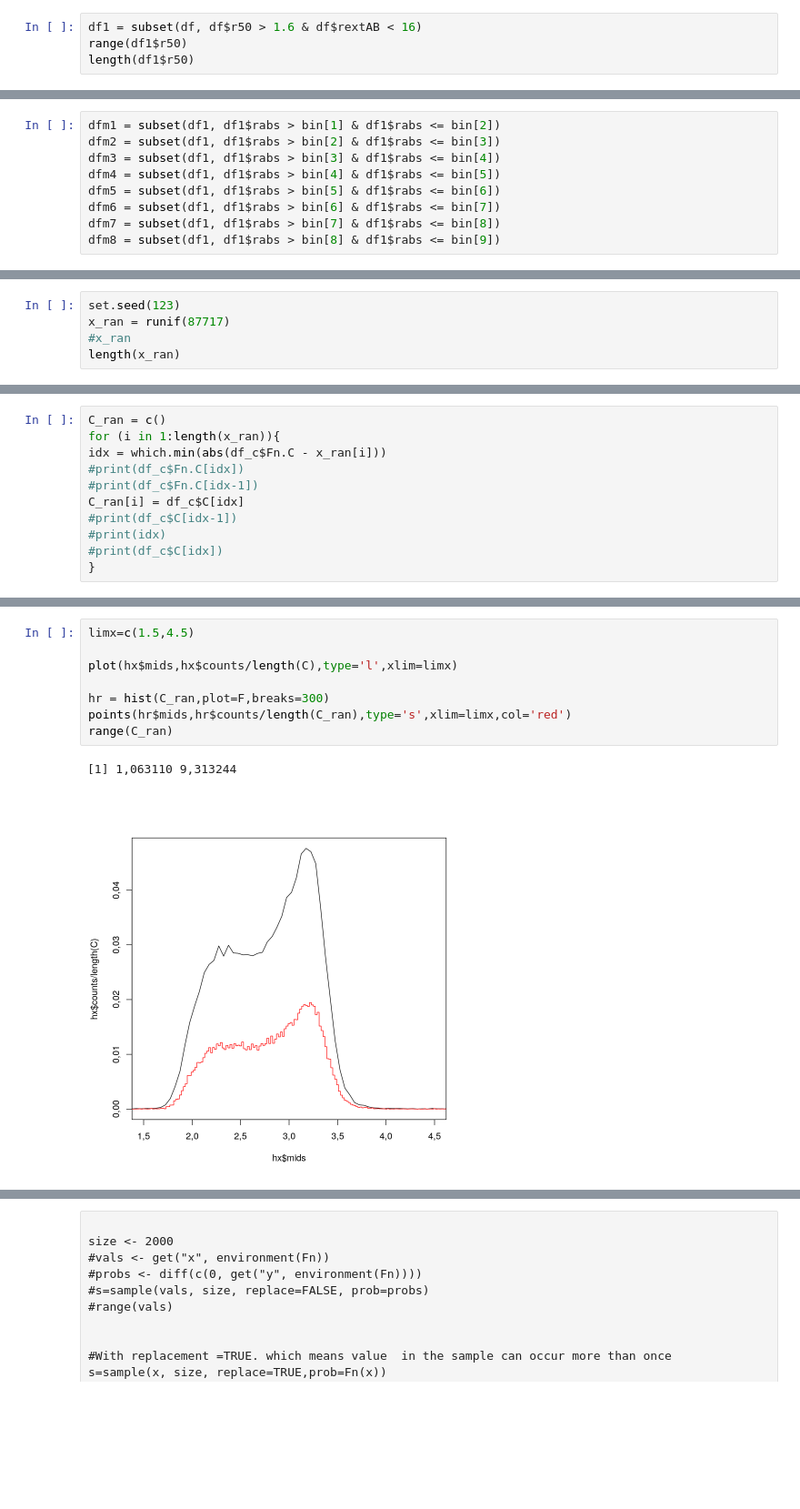
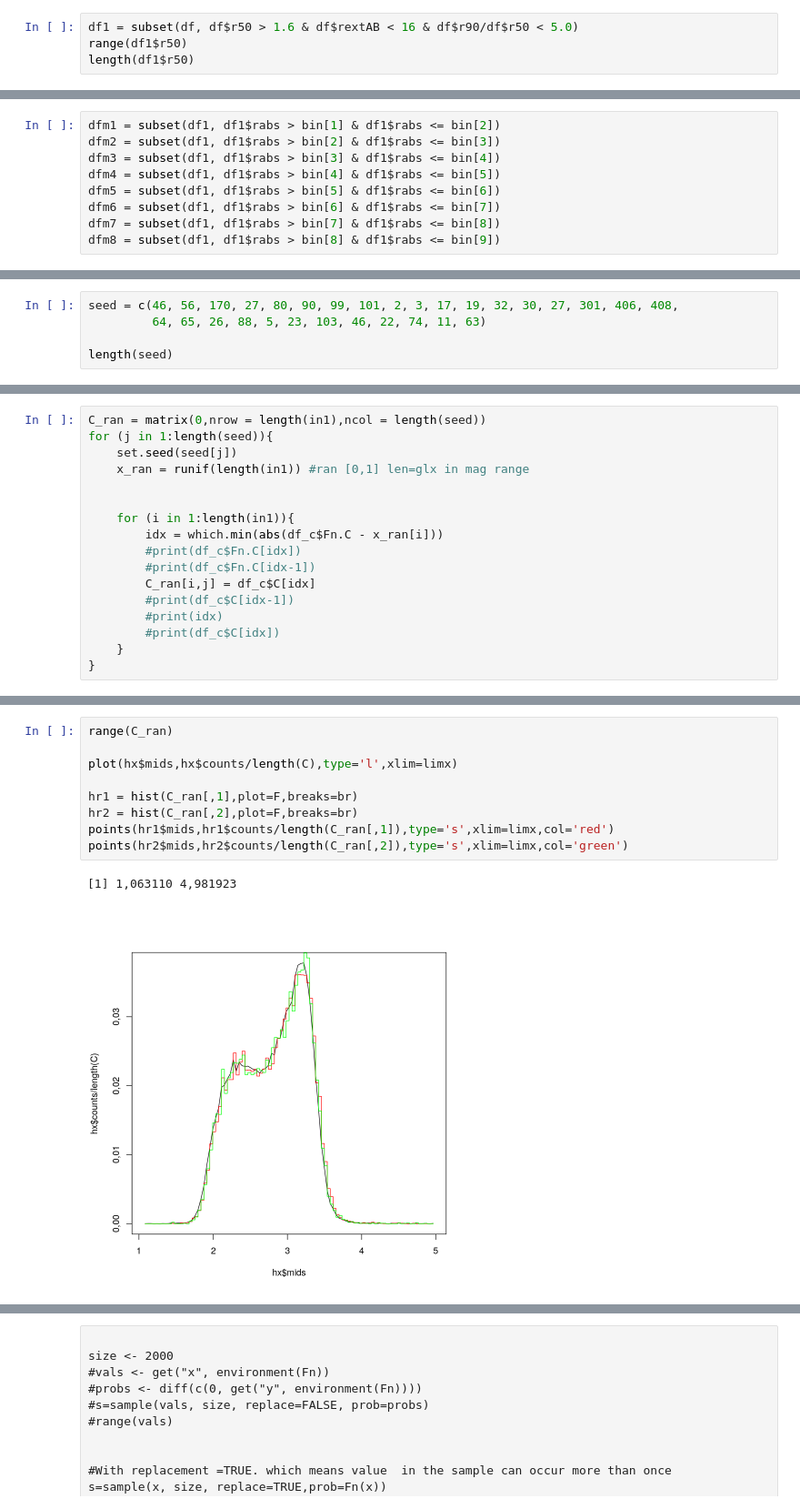
Before and after one commit to antotaverna/cg_environments, a Jupyter notebook: plots/rpetro.ipynb, the cells around one changed output, grey strips where cells are left out. Shown at 91% size. Cells and saved outputs as stored; diff of their text form; blank space fills up the shorter version.

```diff
--- a/plots/rpetro.ipynb
+++ b/plots/rpetro.ipynb
@@ -34,7 +34,7 @@ range(dfbueno$r50)
 # %% [markdown]
 ## [ df1 ] Seleccion de glx con r50 bien calculado + mr<16
 # %%
-df1 = subset(df, df$r50 > 1.6 & df$rextAB < 16)
+df1 = subset(df, df$r50 > 1.6 & df$rextAB < 16 & df$r90/df$r50 < 5.0)
 range(df1$r50)
 length(df1$r50)
 # %% [output]
@@ -165,5 +147,0 @@ df_c$C[25750]
-# %%
-set.seed(123)
-x_ran = runif(87717)
-#x_ran
-length(x_ran)
@@ -171,0 +182,5 @@ length(x_ran)
+# %%
+seed = c(46, 56, 170, 27, 80, 90, 99, 101, 2, 3, 17, 19, 32, 30, 27, 301, 406, 408,
+         64, 65, 26, 88, 5, 23, 103, 46, 22, 74, 11, 63)
+
+length(seed)
@@ -172,11 +193,17 @@ length(x_ran)
 # %%
-C_ran = c()
-for (i in 1:length(x_ran)){
-idx = which.min(abs(df_c$Fn.C - x_ran[i]))
-#print(df_c$Fn.C[idx])
-#print(df_c$Fn.C[idx-1])
-C_ran[i] = df_c$C[idx]
-#print(df_c$C[idx-1])
-#print(idx)
-#print(df_c$C[idx])
+C_ran = matrix(0,nrow = length(in1),ncol = length(seed))
+for (j in 1:length(seed)){
+    set.seed(seed[j])
+    x_ran = runif(length(in1)) #ran [0,1] len=glx in mag range
+
+
+    for (i in 1:length(in1)){
+        idx = which.min(abs(df_c$Fn.C - x_ran[i]))
+        #print(df_c$Fn.C[idx])
+        #print(df_c$Fn.C[idx-1])
+        C_ran[i,j] = df_c$C[idx]
+        #print(df_c$C[idx-1])
+        #print(idx)
+        #print(df_c$C[idx])
+    }
 }
@@ -183,11 +218,12 @@ C_ran[i] = df_c$C[idx]
 # %%
-limx=c(1.5,4.5)
+range(C_ran)
 
 plot(hx$mids,hx$counts/length(C),type='l',xlim=limx)
 
-hr = hist(C_ran,plot=F,breaks=300)
-points(hr$mids,hr$counts/length(C_ran),type='s',xlim=limx,col='red')
-range(C_ran)
+hr1 = hist(C_ran[,1],plot=F,breaks=br)
+hr2 = hist(C_ran[,2],plot=F,breaks=br)
+points(hr1$mids,hr1$counts/length(C_ran[,1]),type='s',xlim=limx,col='red')
+points(hr2$mids,hr2$counts/length(C_ran[,2]),type='s',xlim=limx,col='green')
 # %% [output]
-[1] 1,063110 9,313244
+[1] 1,063110 4,981923
-[figure, old version]
+[figure, new version]
```
Also changed, not shown: parts of 23 cells of this notebook.
